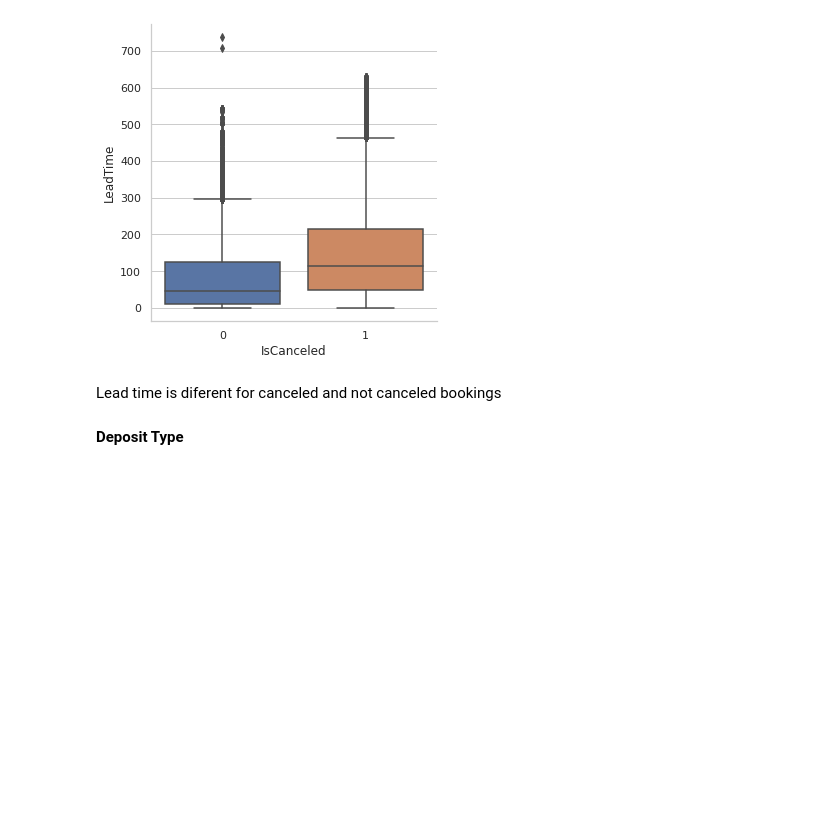
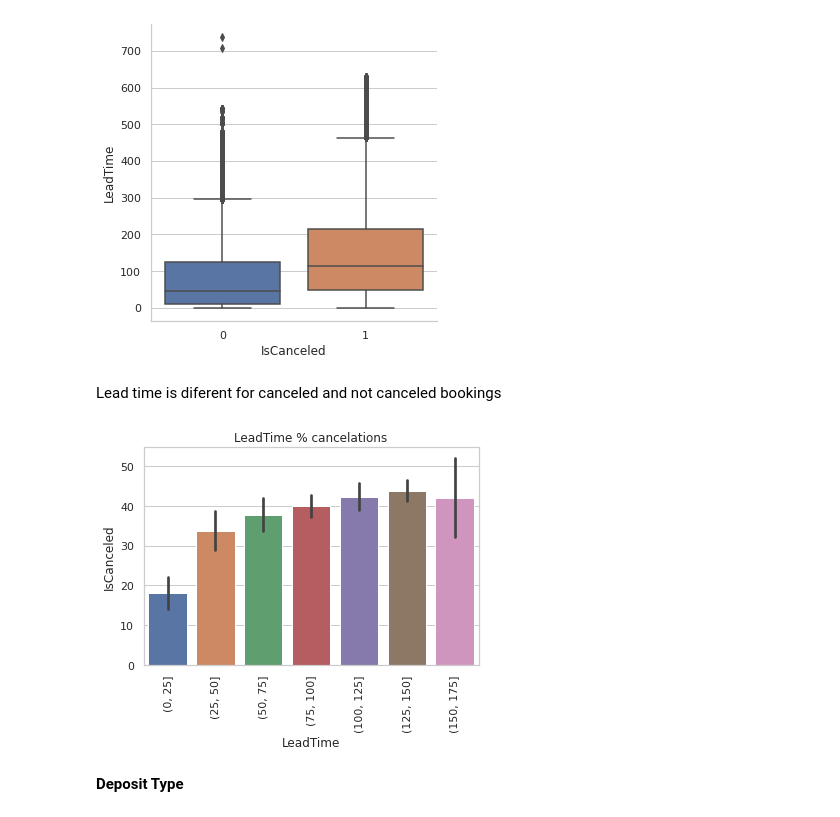
Before and after one commit to alejandromanas/GoogleColab_public, a Jupyter notebook: bookings/code/bookings_v2.ipynb, the cells around one changed output. Saved outputs shown, nothing was run; the diff lists cells and outputs as text; code cells hidden in the pictures; blank space fills up the shorter version.

```diff
--- a/bookings/code/bookings_v2.ipynb
+++ b/bookings/code/bookings_v2.ipynb
@@ -235,7 +249,13 @@ sns.catplot(x="IsCanceled", y="LeadTime", kind="box", data=df_analysis)
 # %% [markdown]
 Lead time is diferent for canceled and not canceled bookings
 # %%
-bar_leadtime = sns.barplot(x=df_analysis.LeadTime, y=df_analysis.IsCanceled)
+import numpy as np
+bins=pd.cut(df_analysis['LeadTime'], range(0,200,25))
+df=(df_analysis.groupby(['Hotel',bins]).sum()[['IsCanceled']]/df_analysis.groupby(['Hotel',bins]).count()[['IsCanceled']] *100).replace(0,np.nan)
+df.reset_index(inplace=True)
+bar_leadtime = sns.barplot(x=df.LeadTime, y=df.IsCanceled)
 bar_leadtime.set_xticklabels(bar_leadtime.get_xticklabels(), rotation=90)
 bar_leadtime.set_title('LeadTime % cancelations')
 fig = bar_leadtime.get_figure()
+# %% [output]
+[figure, added]
```
Also changed, not shown: parts of 21 cells of this notebook.
